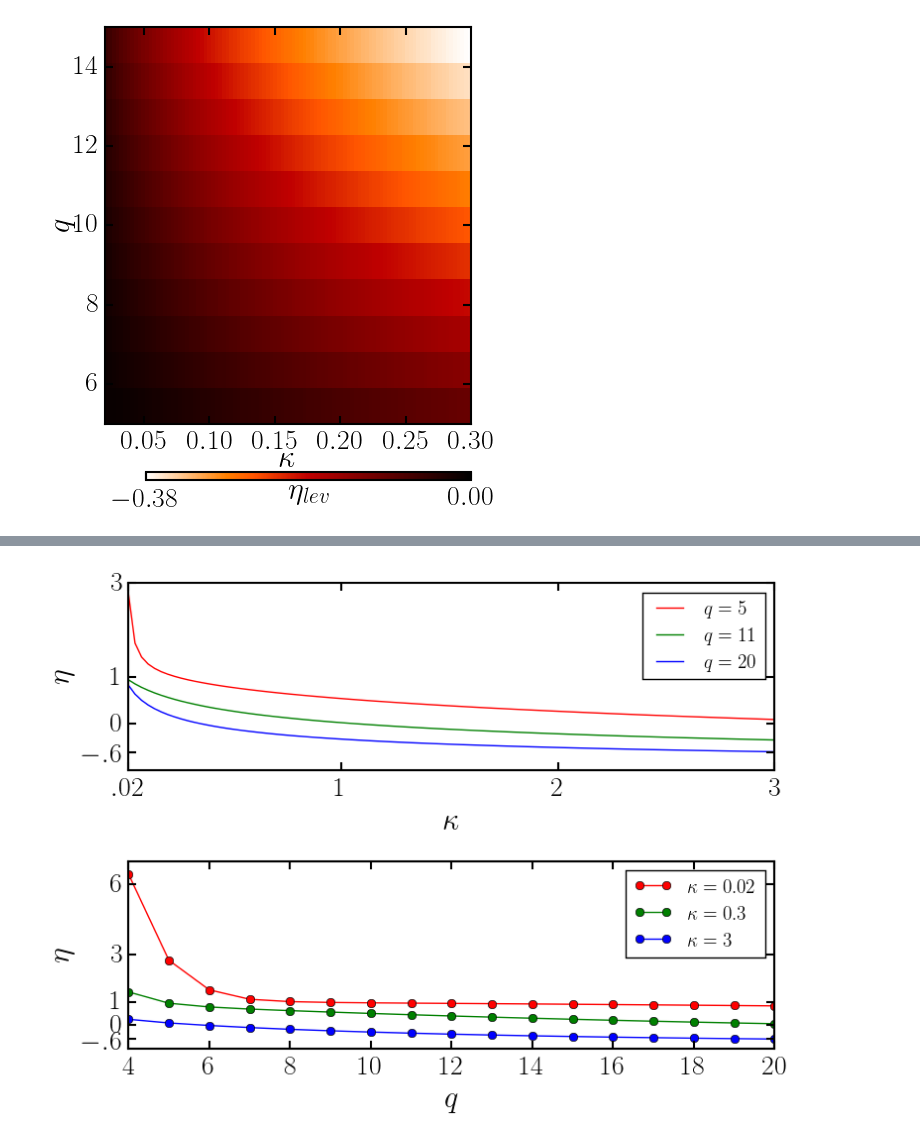
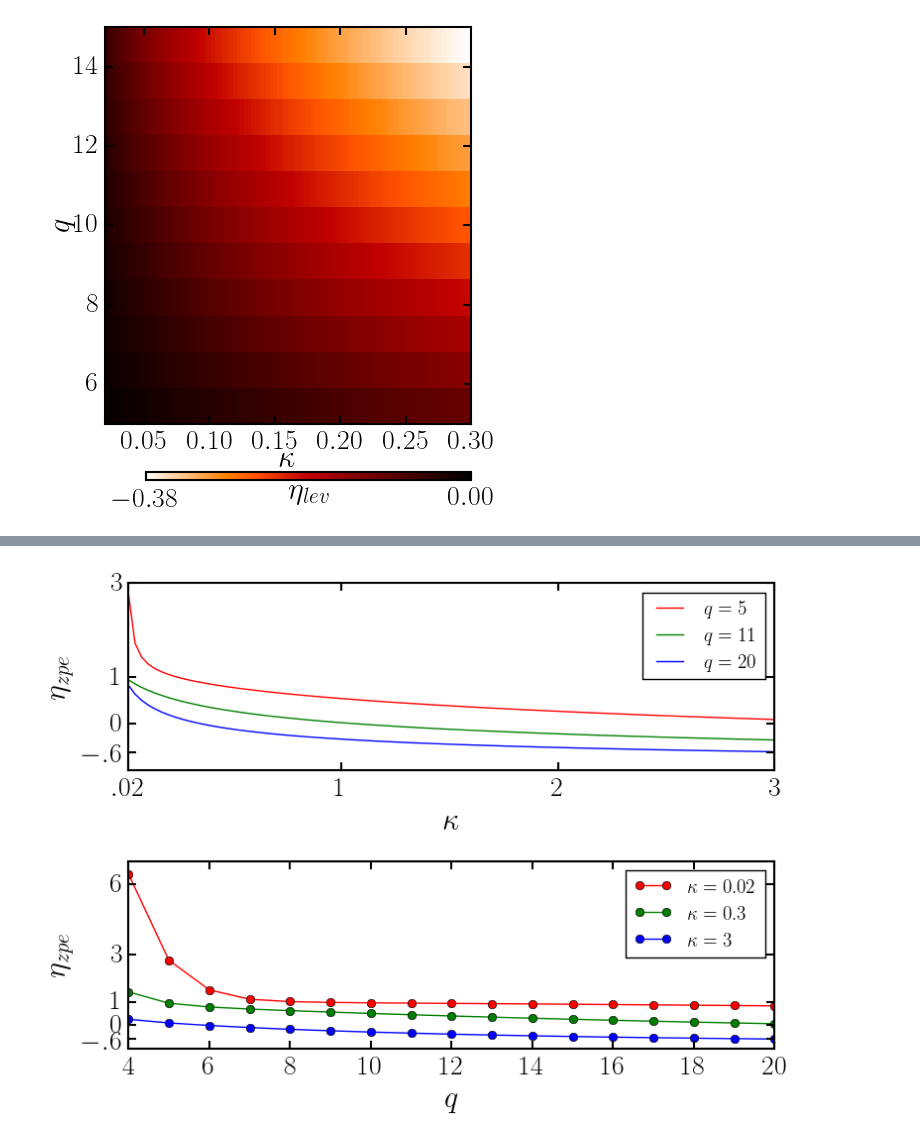
Before and after one commit to berceanu/topo-photon, a Jupyter notebook: anc/approximations.ipynb, the cells around one changed output, grey strips where cells are left out. Cells and saved outputs as stored; diff of their text form; code cells hidden in the pictures.

```diff
--- a/anc/approximations.ipynb
+++ b/anc/approximations.ipynb
@@ -219,37 +240,36 @@ for (i,ax) in enumerate(axes)
     if i == 1
         ax[:plot](κs, η5, "red", label=L"$q=5$")
         ax[:plot](κs, η11,"green", label=L"$q=11$")
         ax[:plot](κs, η20,"blue", label=L"$q=20$")
 
         ax[:set_yticks]([-0.6, 0, 1, 3])
         ax[:set_yticklabels]([L"$-.6$", L"$0$" ,L"$1$", L"$3$"])
 
         ax[:legend](loc="upper right")
 
         ax[:xaxis][:set_ticks]([.02,1,2,3])
         ax[:xaxis][:set_ticklabels]([L"$.02$", L"$1$", L"$2$", L"$3$"])
         ax[:set_xlim](κs[1], κs[end])
         ax[:set_xlabel](L"$\kappa$")
-        ax[:set_ylabel](L"$\eta$")
+        ax[:set_ylabel](L"$\eta_{\text{zpe}}$")
     else
         ax[:plot](qs, η002, "red", marker="o", label=L"$\kappa=0.02$")
         ax[:plot](qs, η03, "green",marker="o", label=L"$\kappa=0.3$")
         ax[:plot](qs, η30, "blue",marker="o", label=L"$\kappa=3$")
         ax[:legend](loc="upper right")
 
         ax[:set_yticks]([-0.6, 0, 1, 3, 6])
         ax[:set_yticklabels]([L"$-.6$", L"$0$" ,L"$1$", L"$3$", L"$6$"])
 
         ax[:set_xlim](qs[1], qs[end])
 
         ax[:set_xlabel](L"$q$")
-        ax[:set_ylabel](L"$\eta$")
+        ax[:set_ylabel](L"$\eta_{\text{zpe}}$")
     end
 end
-f[:savefig]("pan.pdf", transparent=true, pad_inches=0.0, bbox_inches="tight")
 plt.close(f)
 # %% [output]
-[figure, old version]
+[figure, new version]
 # %%
 HH.ηzpe(7, 0.2)
 # %% [output]
```
Also changed, not shown: parts of 19 cells of this notebook, 2 other files.
